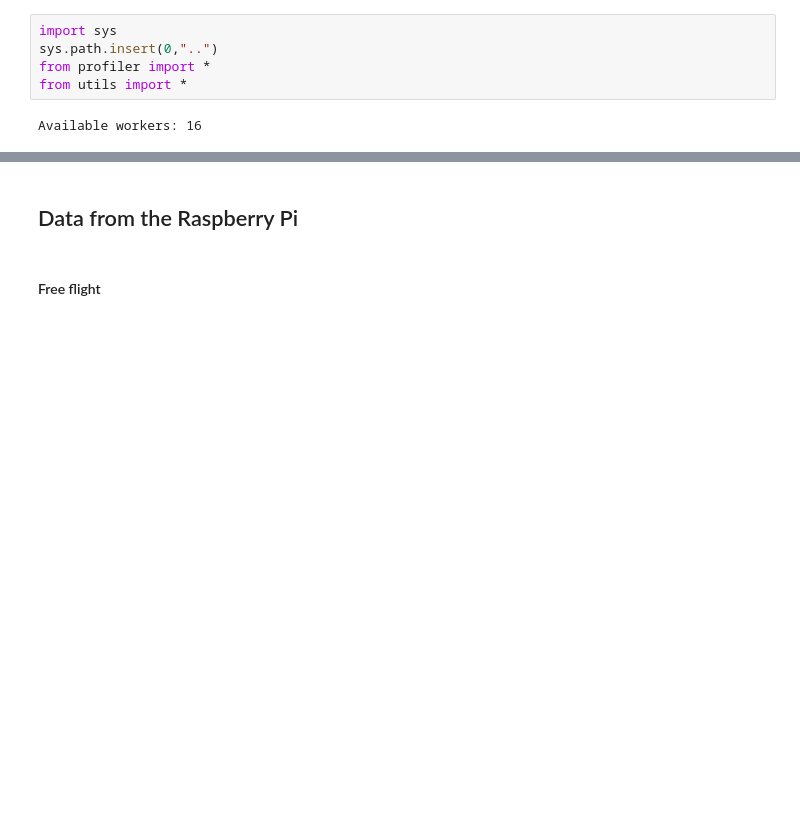
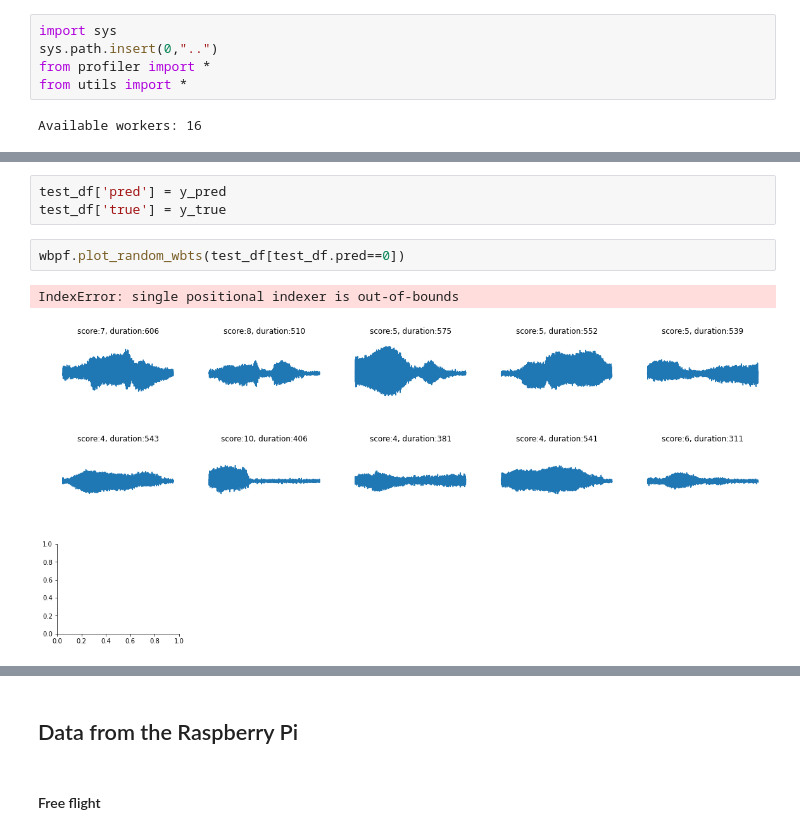
Before and after one commit to kalfasyan/wbai, a Jupyter notebook: Experiment-notebooks/004_DataProfiling.ipynb, the cells around one changed output, grey strips where cells are left out. Drawn from its saved outputs; the diff is of its cells as text; blank space fills up the shorter version.

```diff
--- a/Experiment-notebooks/004_DataProfiling.ipynb
+++ b/Experiment-notebooks/004_DataProfiling.ipynb
@@ -13,0 +82,8 @@ Available workers: 16
+# %%
+test_df['pred'] = y_pred
+test_df['true'] = y_true
+# %%
+wbpf.plot_random_wbts(test_df[test_df.pred==0])
+# %% [output]
+IndexError: single positional indexer is out-of-bounds
+[figure, added]
```
Also changed, not shown: parts of 13 cells of this notebook, 11 other files.
